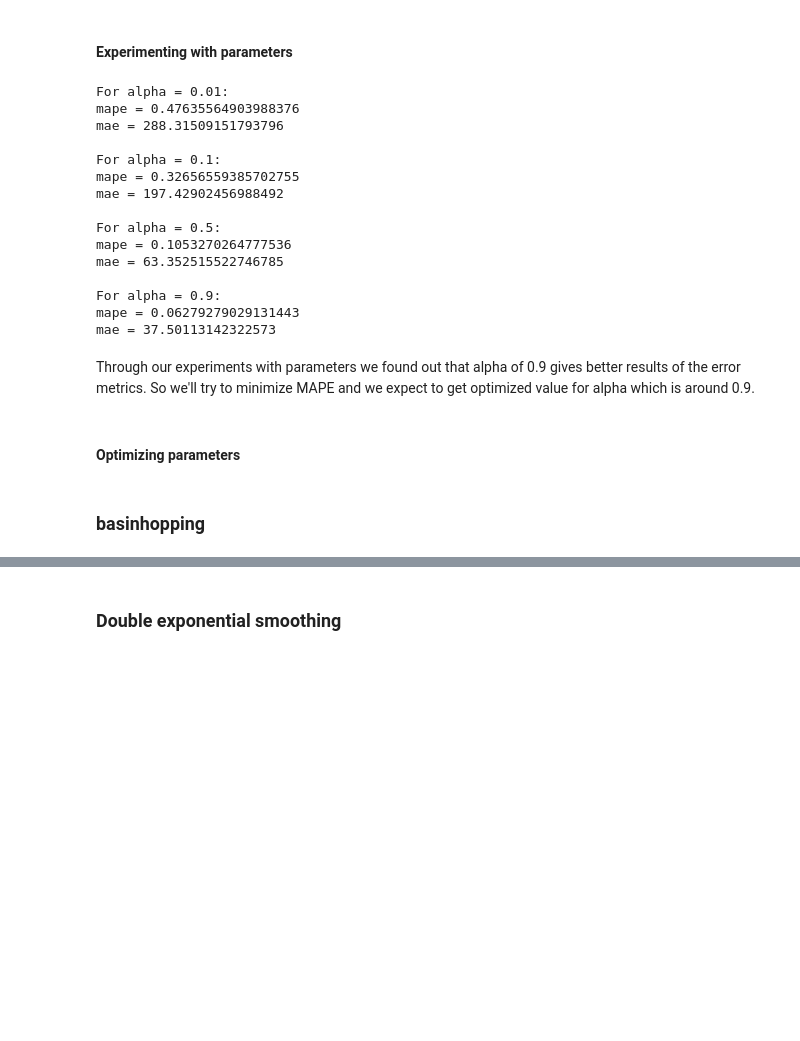
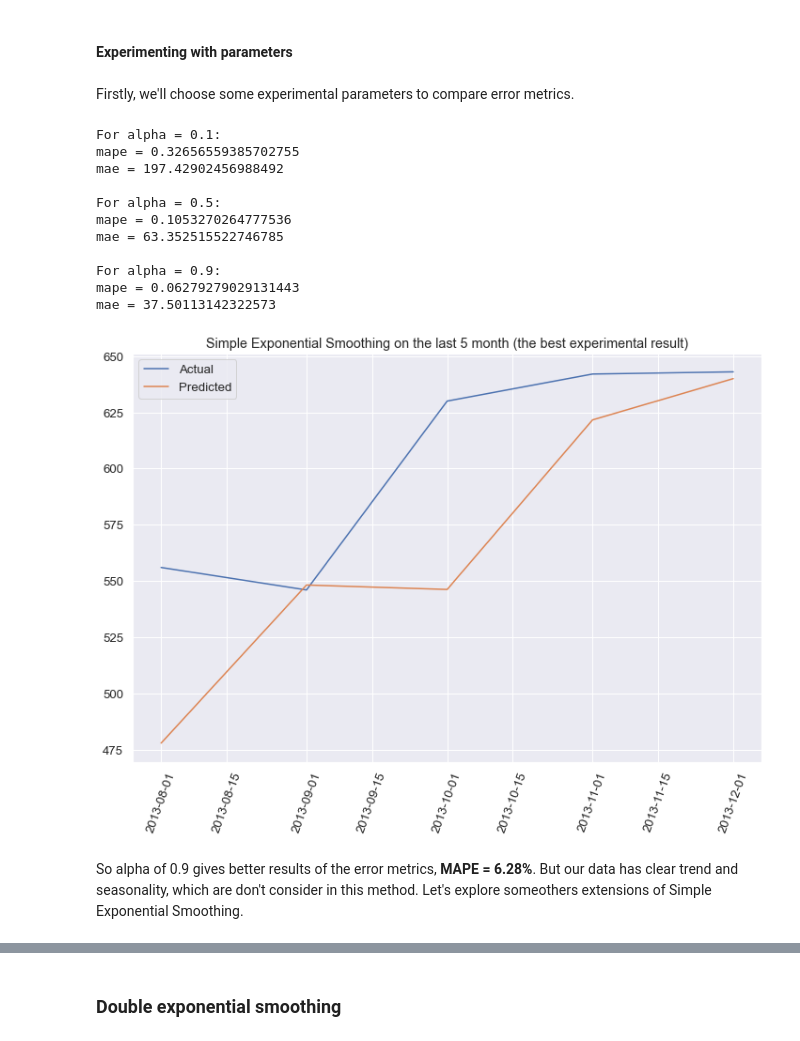
Before and after one commit to Dosann/Time-series-forecast, a Jupyter notebook: shipment_forecast.ipynb, the cells around one changed output, grey strips where cells are left out. Drawn from its saved outputs; the diff is of its cells as text; code cells hidden in the pictures; blank space fills up the shorter version.

```diff
--- a/shipment_forecast.ipynb
+++ b/shipment_forecast.ipynb
@@ -222,5 +222,3 @@ Now let's weight all available observations while exponentially decreasing the w
 The mathematical notation for this method is: $$\hat{y}_x = \alpha y_x + (1 - \alpha)\hat{y}_{x-1}$$
 # %% [markdown]
 So we pick an  $0 < \alpha < 1$ (also called **the smoothing factor**) and a starting value $\hat{y}_0$ (the first value of the observed data) and then calculate $\hat{y}_x$ for $x = \overline{1, n}$ (also referred to as **levels**). <br> $\alpha$ defines **how quickly we forget the last available true observation.** The smaller $\alpha$ is, the more influence the previous historical observations have and the smoother the series is, whereas larger values of $\alpha$ mean that the model pays attention mainly to the most recent past observations.
-# %%
-model = ExponentialSmoothing(data.Shipments.values, trend='additive')
@@ -242,9 +238,8 @@ def exp_smooth_score(x):
             model = SimpleExpSmoothing(values[train]).fit(smoothing_level=alpha)
         elif len(x) == 2:
             alpha, beta = x
-            model = ExponentialSmoothing(values[train], trend='mul').fit(smoothing_level=alpha, smoothing_trend=beta, method='basinhopping')
-            # model = ExponentialSmoothing(values[train], trend='additive').fit(smoothing_level=alpha, smoothing_trend=beta)
-
+            # model = ExponentialSmoothing(values[train], trend='mul').fit(smoothing_level=alpha, smoothing_trend=beta, method='basinhopping')
+            model = ExponentialSmoothing(values[train], trend='additive').fit(smoothing_level=alpha, smoothing_trend=beta)
         else:
             alpha, beta, gamma = x
             model = ExponentialSmoothing(values[train], trend='additive',
@@ -279,33 +274,36 @@ def plot_results(predicted_values, title):
     plt.show()
 # %% [markdown]
 #### Experimenting with parameters
+# %% [markdown]
+Firstly, we'll choose some experimental parameters to compare error metrics.
 # %%
-alphas = [0.01, 0.1, 0.5, 0.9]
+alphas = [0.1, 0.5, 0.9]
+min_mape = 1
+
 for alpha in alphas:
     exp_smooth = exp_smooth_score(np.array([alpha]))
     predicted_values = exp_smooth['predicted']
-    mape_errors = exp_smooth['mape']
-    mae_errors = exp_smooth['mae']
-    print(f'For alpha = {alpha}:\nmape = {np.mean(np.array(mape_errors))}\nmae = {np.mean(np.array(mae_errors))}\n')
+    mape_error = np.mean(exp_smooth['mape'])
+    mae_error = np.mean(exp_smooth['mae'])
+    print(f'For alpha = {alpha}:\nmape = {mape_error}\nmae = {mae_error}\n')
+
+    if min_mape > mape_error:
+        best_predicted_values = predicted_values
+        min_mape = mape_error
+
+plot_results(predicted_values, title='Simple Exponential Smoothing on the last 5 month (the best experimental result)')
 # %% [output]
-For alpha = 0.01:
-mape = 0.47635564903988376
-mae = 288.31509151793796
-
 For alpha = 0.1:
 mape = 0.32656559385702755
 mae = 197.42902456988492
 
 For alpha = 0.5:
 mape = 0.1053270264777536
 mae = 63.352515522746785
 
 For alpha = 0.9:
 mape = 0.06279279029131443
 mae = 37.50113142322573
+[figure, added]
 # %% [markdown]
-Through our experiments with parameters we found out that alpha of 0.9 gives better results of the error metrics. So we'll try to minimize MAPE and we expect to get optimized value for alpha which is around 0.9.
+So alpha of 0.9 gives better results of the error metrics, **MAPE = 6.28%**. But our data has clear trend and seasonality, which are don't consider in this method. Let's explore someothers extensions of Simple Exponential Smoothing.
-# %% [markdown]
-#### Optimizing parameters
-# %% [markdown]
-### basinhopping
```
Also changed, not shown: parts of 123 cells of this notebook.
